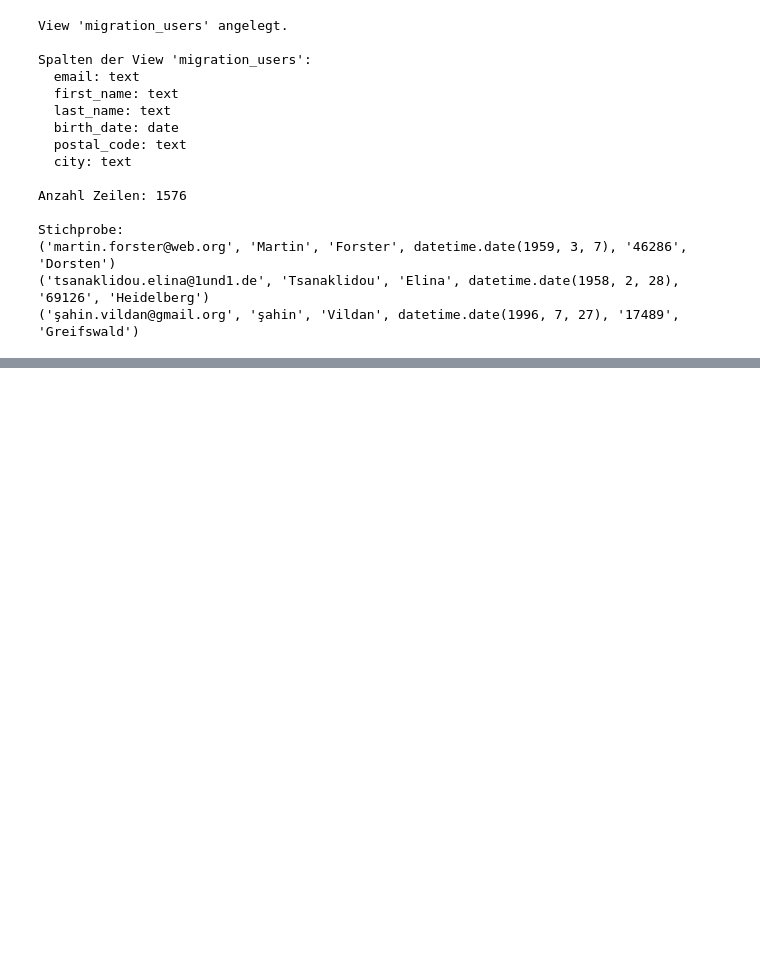
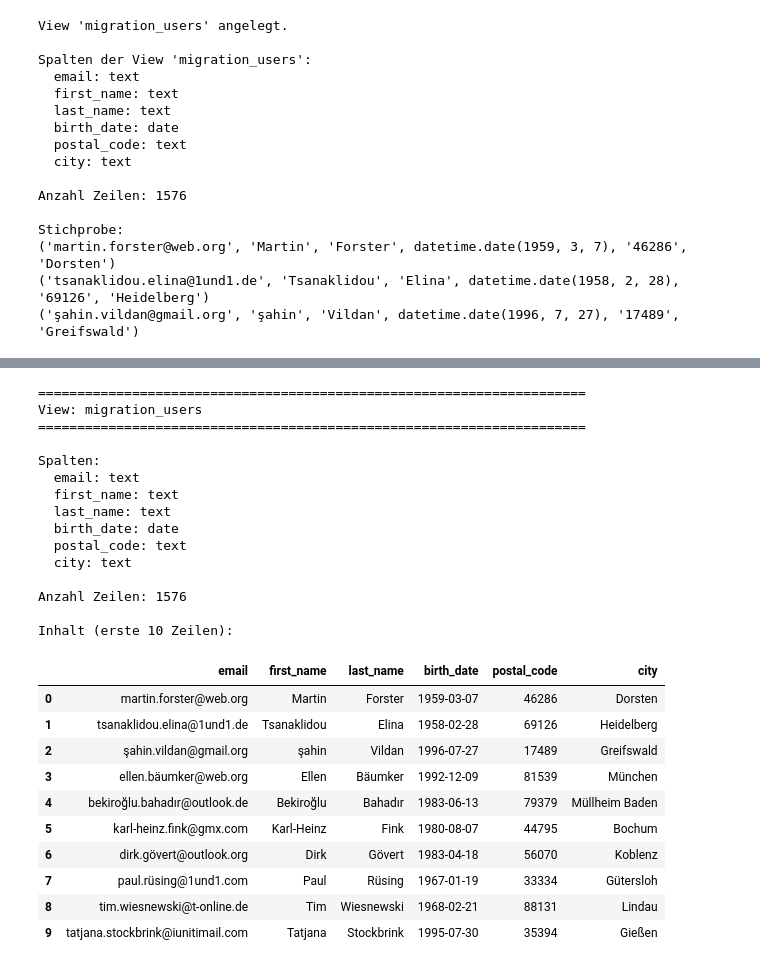
Before and after one commit to Milanninio9/LetsMeet, a Jupyter notebook: Analyse_xlxs.ipynb, the cells around one changed output, grey strips where cells are left out. Cells and saved outputs as stored; diff of their text form; code cells hidden in the pictures; blank space fills up the shorter version.

```diff
--- a/Analyse_xlxs.ipynb
+++ b/Analyse_xlxs.ipynb
@@ -1618,0 +1672,49 @@ Stichprobe:
+# %%
+print("=" * 70)
+print("View: migration_users")
+print("=" * 70)
+
+with engine.connect() as conn:
+    spalten_view = conn.execute(text("""
+        SELECT column_name, data_type
+        FROM information_schema.columns
+        WHERE table_name = 'migration_users'
+        ORDER BY ordinal_position
+    """)).fetchall()
+    print("\nSpalten:")
+    for spalte in spalten_view:
+        print(f"  {spalte[0]}: {spalte[1]}")
+
+    anzahl_view = conn.execute(text("SELECT COUNT(*) FROM migration_users")).scalar()
+    print(f"\nAnzahl Zeilen: {anzahl_view}")
+
+df_view = pd.read_sql("SELECT * FROM migration_users", engine)
+print("\nInhalt (erste 10 Zeilen):")
+df_view.head(10)
+# %% [output]
+======================================================================
+View: migration_users
+======================================================================
+
+Spalten:
+  email: text
+  first_name: text
+  last_name: text
+  birth_date: date
+  postal_code: text
+  city: text
+
+Anzahl Zeilen: 1576
+
+Inhalt (erste 10 Zeilen):
+|  | email | first_name | last_name | birth_date | postal_code | city |
+| 0 | martin.forster@web.org | Martin | Forster | 1959-03-07 | 46286 | Dorsten |
+| 1 | tsanaklidou.elina@1und1.de | Tsanaklidou | Elina | 1958-02-28 | 69126 | Heidelberg |
+| 2 | şahin.vildan@gmail.org | şahin | Vildan | 1996-07-27 | 17489 | Greifswald |
+| 3 | ellen.bäumker@web.org | Ellen | Bäumker | 1992-12-09 | 81539 | München |
+| 4 | bekiroğlu.bahadır@outlook.de | Bekiroğlu | Bahadır | 1983-06-13 | 79379 | Müllheim Baden |
+| 5 | karl-heinz.fink@gmx.com | Karl-Heinz | Fink | 1980-08-07 | 44795 | Bochum |
+| 6 | dirk.gövert@outlook.org | Dirk | Gövert | 1983-04-18 | 56070 | Koblenz |
+| 7 | paul.rüsing@1und1.com | Paul | Rüsing | 1967-01-19 | 33334 | Gütersloh |
+| 8 | tim.wiesnewski@t-online.de | Tim | Wiesnewski | 1968-02-21 | 88131 | Lindau |
+| 9 | tatjana.stockbrink@iunitimail.com | Tatjana | Stockbrink | 1995-07-30 | 35394 | Gießen |
```
Also changed, not shown: parts of 6 cells of this notebook, 3 other files.
